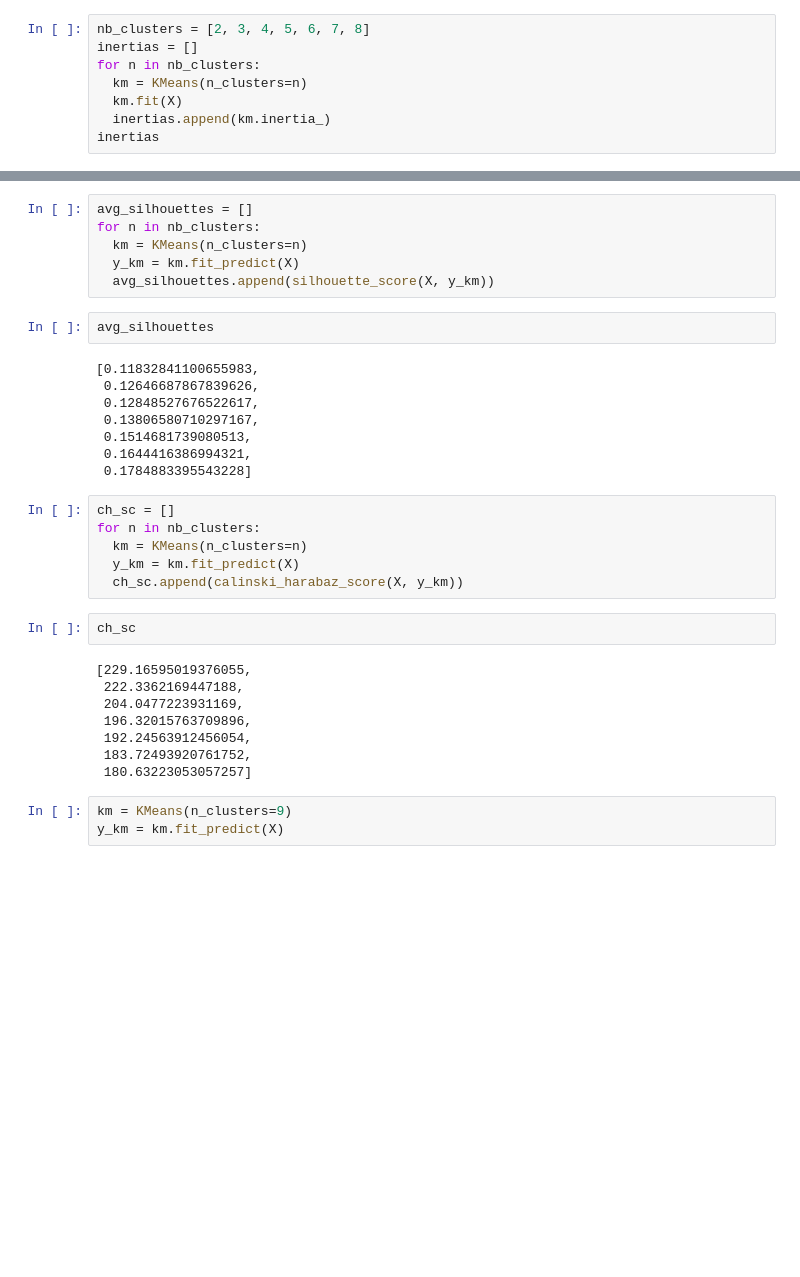
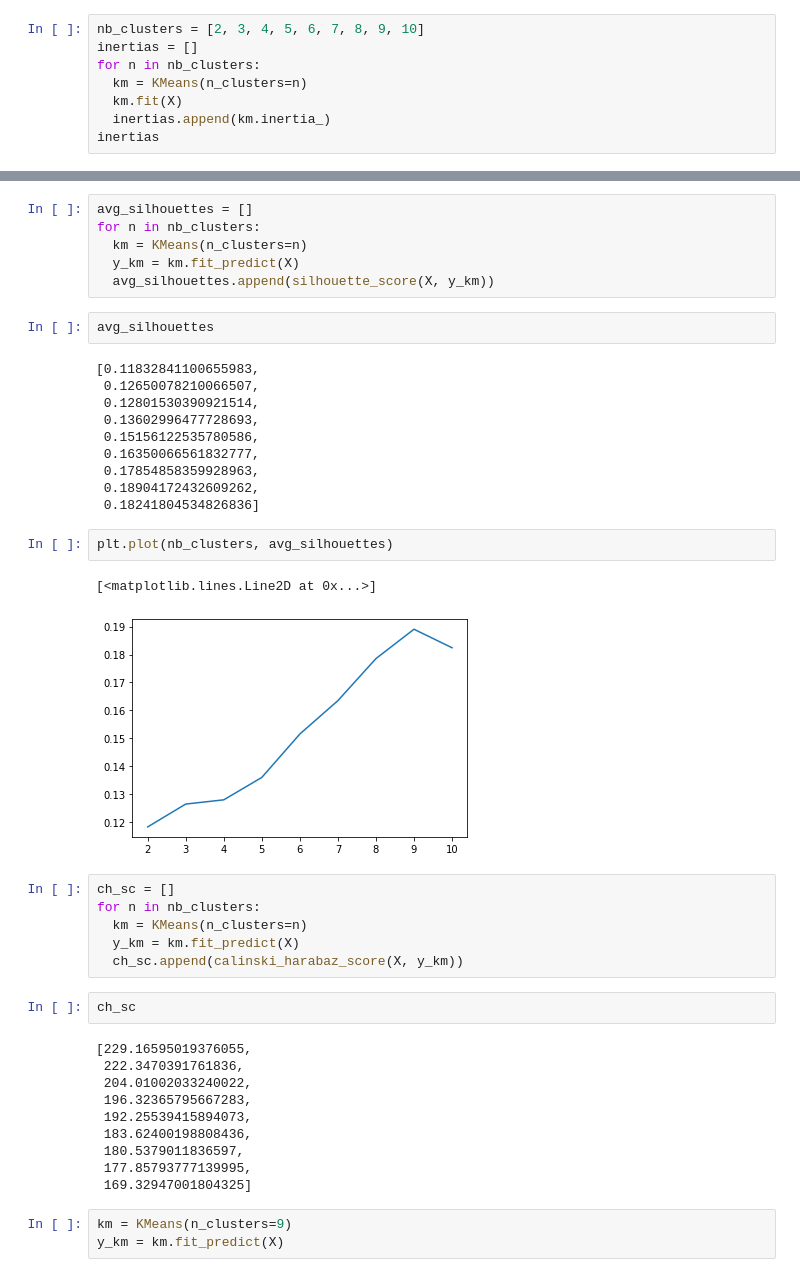
Before and after one commit to WHT-git/1222homework, a Jupyter notebook: ML_HW5.ipynb, the cells around one changed output, grey strips where cells are left out. Saved outputs shown, nothing was run; the diff lists cells and outputs as text; blank space fills up the shorter version.

```diff
--- a/ML_HW5.ipynb
+++ b/ML_HW5.ipynb
@@ -20,7 +21,7 @@ array([[ 0.,  0.,  5., ...,  0.,  0.,  0.],
 # %%
 from sklearn.cluster import KMeans
 # %%
-nb_clusters = [2, 3, 4, 5, 6, 7, 8]
+nb_clusters = [2, 3, 4, 5, 6, 7, 8, 9, 10]
 inertias = []
 for n in nb_clusters:
   km = KMeans(n_clusters=n)
@@ -71,12 +74,19 @@ for n in nb_clusters:
 avg_silhouettes
 # %% [output]
 [0.11832841100655983,
- 0.12646687867839626,
- 0.12848527676522617,
- 0.13806580710297167,
- 0.1514681739080513,
- 0.1644416386994321,
- 0.1784883395543228]
+ 0.12650078210066507,
+ 0.12801530390921514,
+ 0.13602996477728693,
+ 0.15156122535780586,
+ 0.16350066561832777,
+ 0.17854858359928963,
+ 0.18904172432609262,
+ 0.18241804534826836]
+# %%
+plt.plot(nb_clusters, avg_silhouettes)
+# %% [output]
+[<matplotlib.lines.Line2D at 0x...>]
+[figure, added]
 # %%
 ch_sc = []
 for n in nb_clusters:
@@ -87,12 +97,14 @@ for n in nb_clusters:
 ch_sc
 # %% [output]
 [229.16595019376055,
- 222.3362169447188,
- 204.0477223931169,
- 196.32015763709896,
- 192.24563912456054,
- 183.72493920761752,
- 180.63223053057257]
+ 222.3470391761836,
+ 204.01002033240022,
+ 196.32365795667283,
+ 192.25539415894073,
+ 183.62400198808436,
+ 180.5379011836597,
+ 177.85793777139995,
+ 169.32947001804325]
 # %%
 km = KMeans(n_clusters=9)
 y_km = km.fit_predict(X)
```
Also changed, not shown: parts of 5 cells of this notebook.
